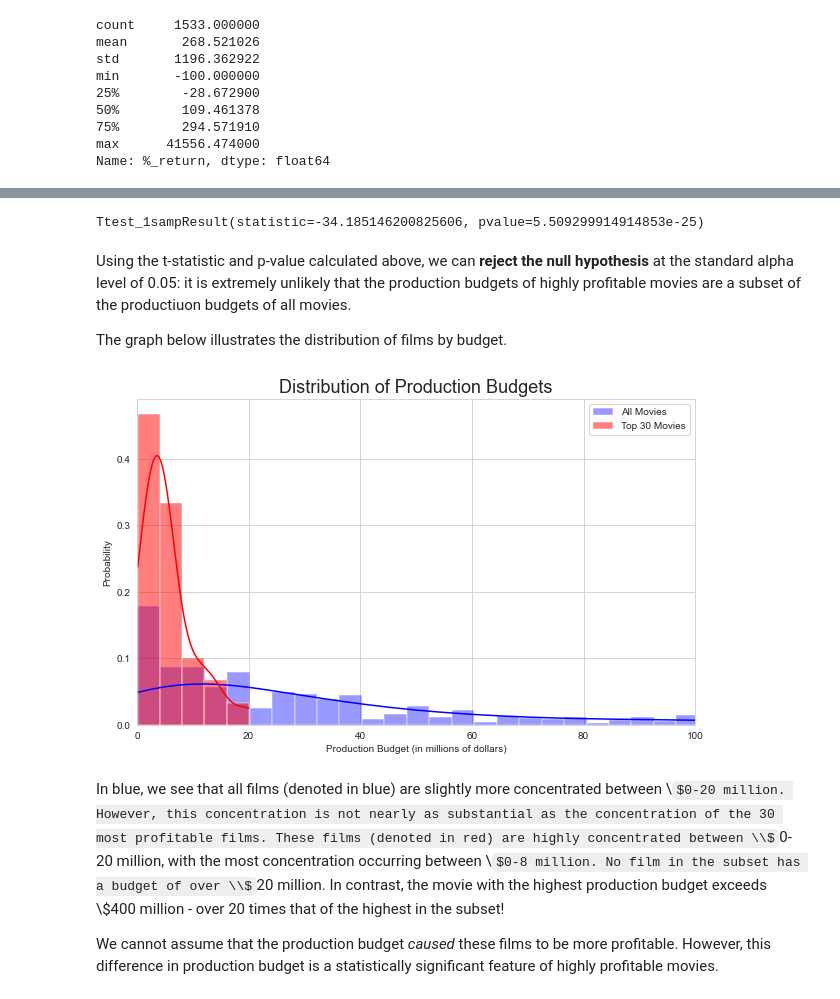
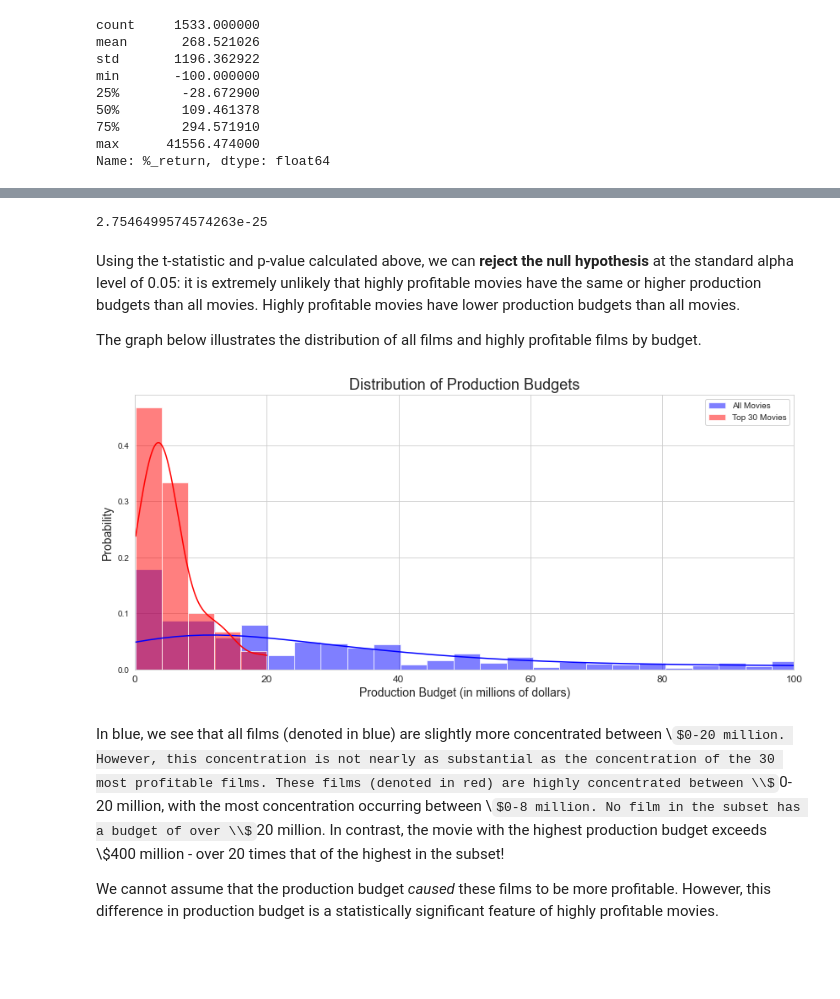
Before and after one commit to ccsurratt/highly_profitable_film_analysis, a Jupyter notebook: notebook.ipynb, the cells around one changed output, grey strips where cells are left out. Saved outputs shown, nothing was run; the diff lists cells and outputs as text; code cells hidden in the pictures; some formulas as TeX source; blank space fills up the shorter version.

Commit message:
Updated analysis by production budget

```diff
--- a/notebook.ipynb
+++ b/notebook.ipynb
@@ -280,29 +323,50 @@ mu = numbers['production_budget'].mean()
-# %%
-stats.ttest_1samp(a=sample, popmean=mu)
-# %% [output]
-Ttest_1sampResult(statistic=-34.185146200825606, pvalue=5.509299914914853e-25)
+# %%
+# converted the budget feature of the subset to a NumPy array
+sample = subset['production_budget'].to_numpy()
+
+# defined the population mean as the mean production movie of all movies
+mu = numbers['production_budget'].mean()
+
+# ran a 1 sample t-test to compare this subset (the sample) to the population of all movies
+t_stat, p_value = stats.ttest_1samp(a=sample, popmean=mu)
+
+# divided the resulting p_value by 2 since the stats 1-sample t-test assumes a two-sided test
+print(p_value/2)
+# %% [output]
+2.7546499574574263e-25
 # %% [markdown]
-Using the t-statistic and p-value calculated above, we can **reject the null hypothesis** at the standard alpha level of 0.05: it is extremely unlikely that the production budgets of highly profitable movies are a subset of the productiuon budgets of all movies.
+Using the t-statistic and p-value calculated above, we can **reject the null hypothesis** at the standard alpha level of 0.05: it is extremely unlikely that highly profitable movies have the same or higher production budgets than all movies. Highly profitable movies have lower production budgets than all movies.
 
-The graph below illustrates the distribution of films by budget.
+The graph below illustrates the distribution of all films and highly profitable films by budget.
 # %%
 sns.set_style("whitegrid")
 
-fig, ax = plt.subplots(figsize=(10,6))
+fig, ax = plt.subplots(figsize=(14,6))
 
+# created a histogram (with the kde plot) for all movies in blue
 sns.histplot(movies['production_budget'], kde=True, bins=102, \
-             stat='probability', alpha=0.4, ax=ax, color='blue', label = "All Movies")
+             stat='probability', alpha=0.5, ax=ax, color='blue', label ="All Movies")
 
+# created a histogram (with the kde plot) for the top 30 movies in red
 sns.histplot(subset['production_budget'], kde=True, bins=5, \
              stat='probability', alpha=0.5, ax=ax, color='red', label="Top 30 Movies")
 
+# limited x-axis to make visualization more readable
 plt.xlim(-10, 100000000)
-plt.xticks(ticks=[0, 20000000, 40000000, 60000000, 80000000, 100000000], labels=[0, 20, 40, 60, 80, 100])
-plt.xlabel("Production Budget (in millions of dollars)")
+
+# adjusted x-axis ticks/labels to avoid scientific notation
+plt.xticks(ticks=[0, 20000000, 40000000, 60000000, 80000000, 100000000],
+           labels=[0, 20, 40, 60, 80, 100],
+          fontsize=12)
+
+# set titles and labels
 plt.title("Distribution of Production Budgets", fontsize=18)
+plt.xlabel("Production Budget (in millions of dollars)", fontsize=14)
+plt.ylabel("Probability", fontsize=14)
+
 plt.legend();
 # %% [output]
-[figure, old version]
+[figure, new version]
 # %% [markdown]
 In blue, we see that all films (denoted in blue) are slightly more concentrated between \\$0-20 million. However, this concentration is not nearly as substantial as the concentration of the 30 most profitable films. These films (denoted in red) are highly concentrated between \\$0-20 million, with the most concentration occurring between \\$0-8 million. No film in the subset has a budget of over \\$20 million. In contrast, the movie with the highest production budget exceeds \\$400 million - over 20 times that of the highest in the subset!
 
```
Also changed, not shown: parts of 53 cells of this notebook.
